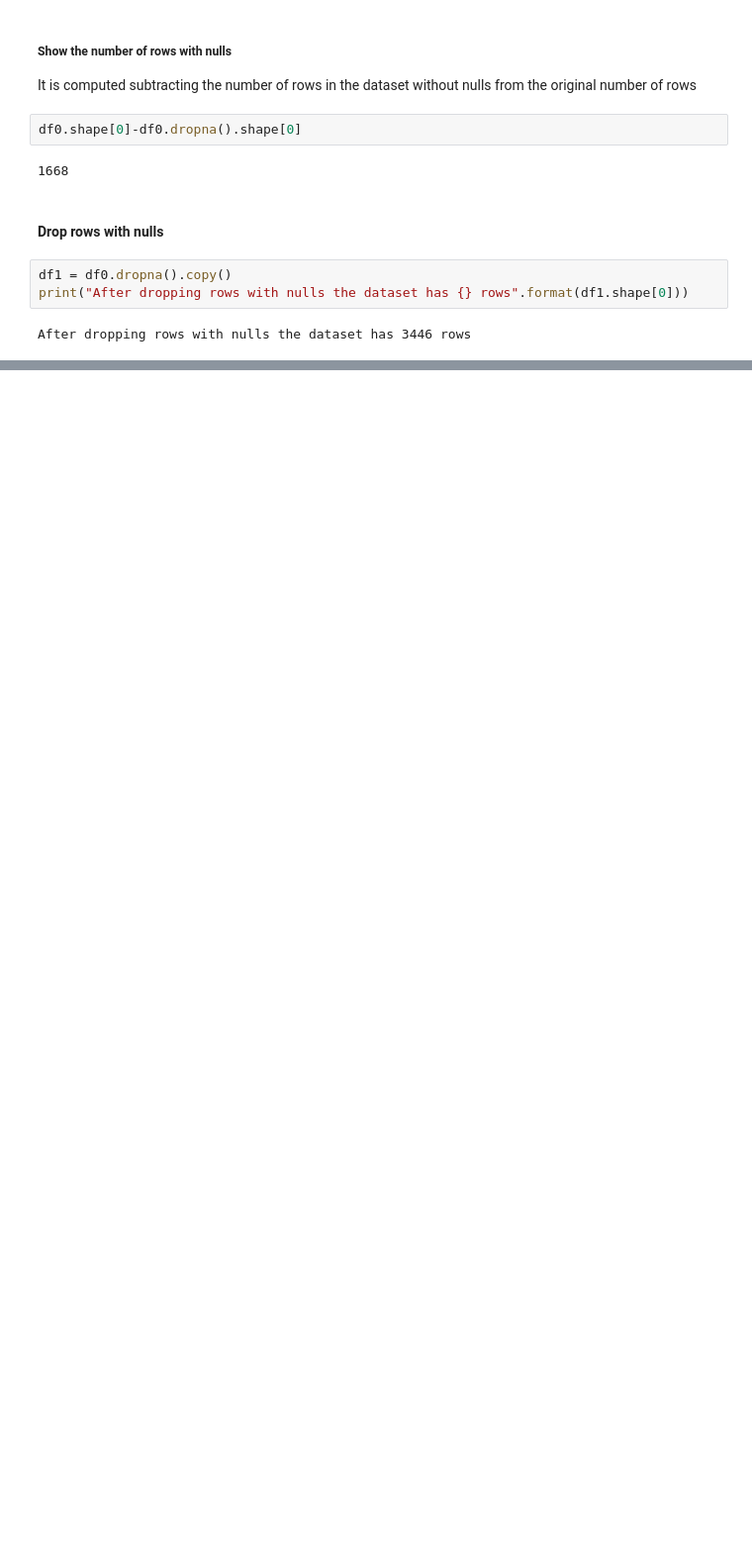
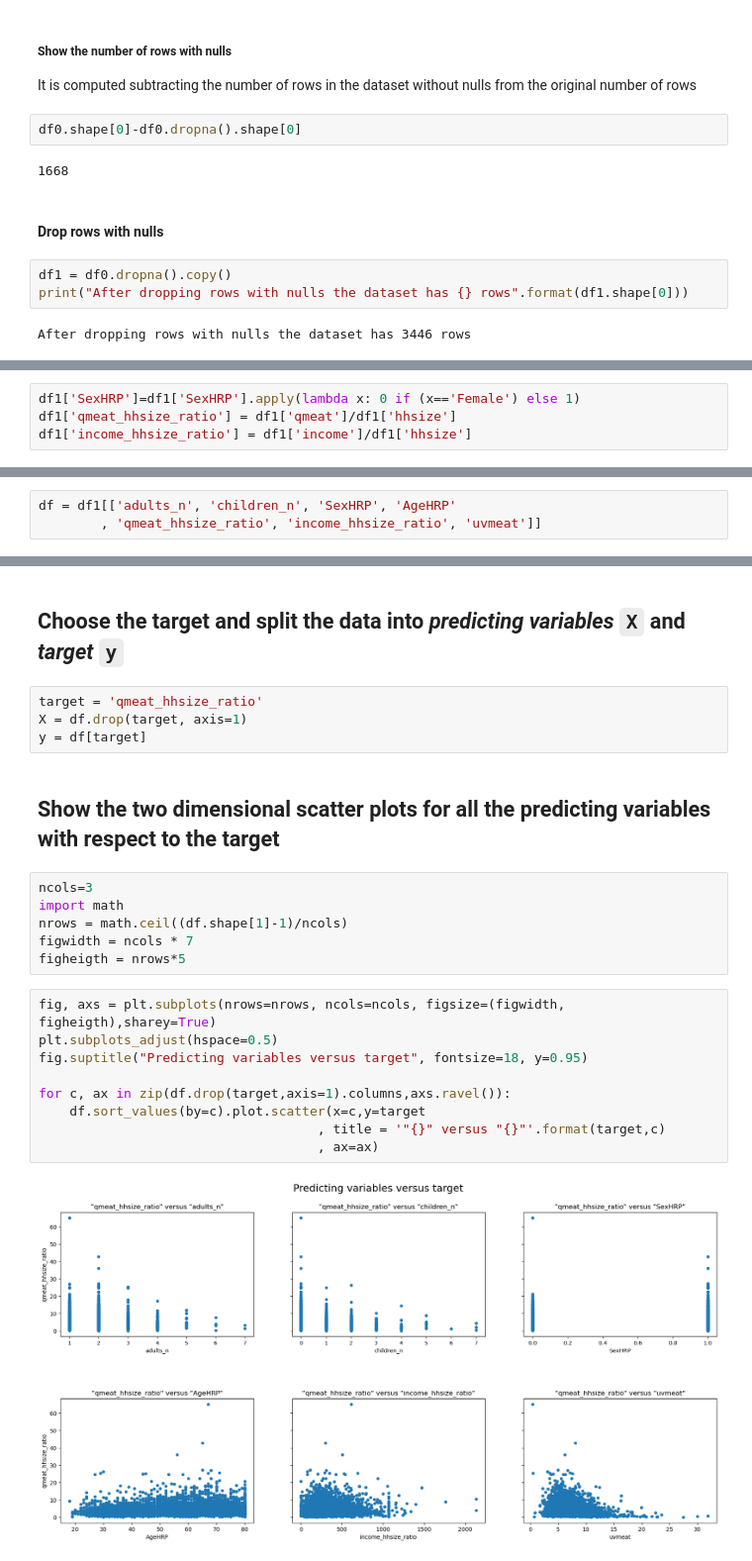
Before and after one commit to Rezashatery/Linear-Regression-, a Jupyter notebook: linear-regression.ipynb, the cells around one changed output, grey strips where cells are left out. Shown: that part at 99% size. Cells and saved outputs as stored; diff of their text form; blank space fills up the shorter version.

```diff
--- a/linear-regression.ipynb
+++ b/linear-regression.ipynb
@@ -92,0 +100,4 @@ After dropping rows with nulls the dataset has 3446 rows
+# %%
+df1['SexHRP']=df1['SexHRP'].apply(lambda x: 0 if (x=='Female') else 1)
+df1['qmeat_hhsize_ratio'] = df1['qmeat']/df1['hhsize']
+df1['income_hhsize_ratio'] = df1['income']/df1['hhsize']
@@ -92,0 +107,3 @@ After dropping rows with nulls the dataset has 3446 rows
+# %%
+df = df1[['adults_n', 'children_n', 'SexHRP', 'AgeHRP'
+        , 'qmeat_hhsize_ratio', 'income_hhsize_ratio', 'uvmeat']]
@@ -92,0 +119,25 @@ After dropping rows with nulls the dataset has 3446 rows
+# %% [markdown]
+## Choose the target and split the data into *predicting variables* `X` and *target* `y`
+# %%
+target = 'qmeat_hhsize_ratio'
+X = df.drop(target, axis=1)
+y = df[target]
+# %% [markdown]
+## Show the two dimensional scatter plots for all the predicting variables with respect to the target
+# %%
+ncols=3
+import math
+nrows = math.ceil((df.shape[1]-1)/ncols)
+figwidth = ncols * 7
+figheigth = nrows*5
+# %%
+fig, axs = plt.subplots(nrows=nrows, ncols=ncols, figsize=(figwidth, figheigth),sharey=True)
+plt.subplots_adjust(hspace=0.5)
+fig.suptitle("Predicting variables versus target", fontsize=18, y=0.95)
+
+for c, ax in zip(df.drop(target,axis=1).columns,axs.ravel()):
+    df.sort_values(by=c).plot.scatter(x=c,y=target
+                                    , title = '"{}" versus "{}"'.format(target,c)
+                                    , ax=ax)
+# %% [output]
+[figure, added]
```
Also changed, not shown: parts of 5 cells of this notebook.
